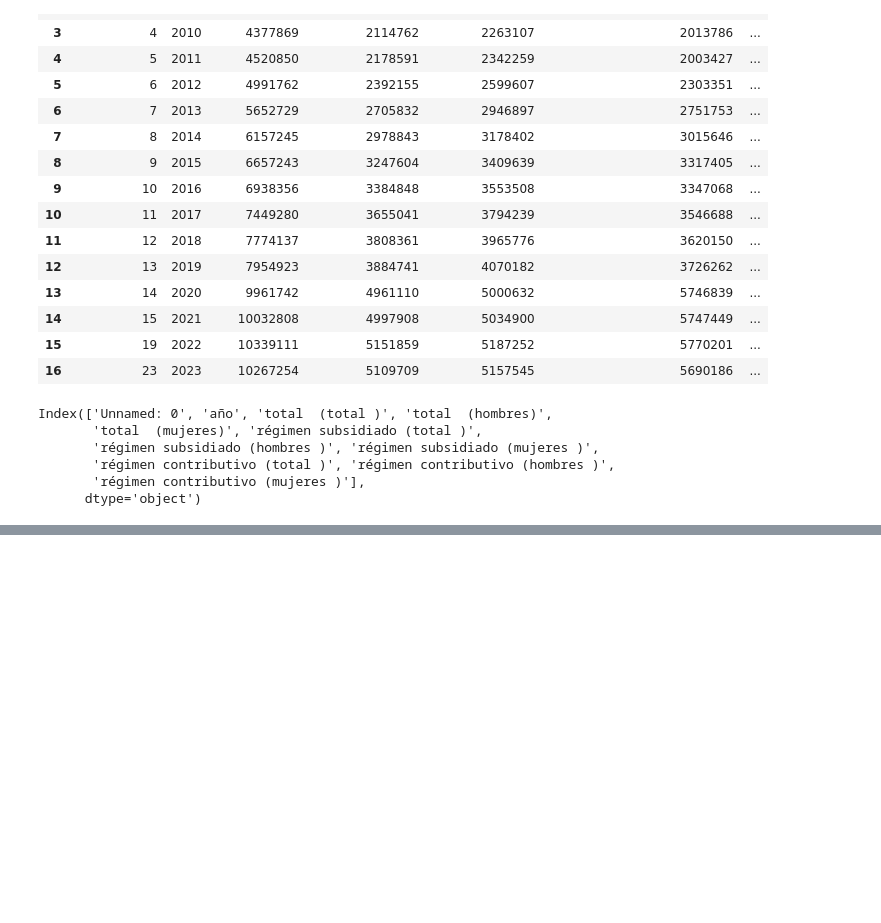
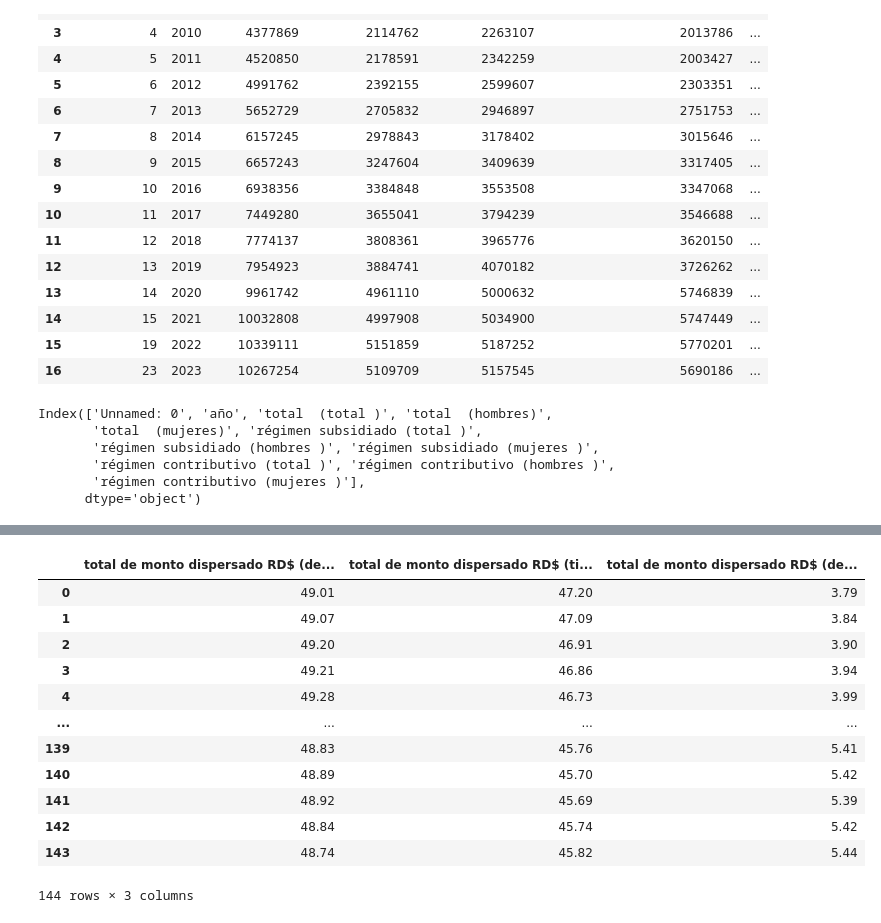
Before and after one commit to HarolReyes0/AnalisisIngresosPercapita, a Jupyter notebook: notebooks/charts.ipynb, the cells around one changed output, grey strips where cells are left out. Cells and saved outputs as stored; diff of their text form; code cells hidden in the pictures; blank space fills up the shorter version.

```diff
--- a/notebooks/charts.ipynb
+++ b/notebooks/charts.ipynb
@@ -120,0 +161,12 @@ px.bar(
+# %%
+data['total de monto dispersado RD$ (dependientes directos) %'] = round((
+    data['total de monto dispersado RD$ (dependientes directos)']/
+    data['total de monto dispersado RD$ (Total)']) * 100, 2)
+# %%
+data['total de monto dispersado RD$ (titulares) %'] = round((
+    data['total de monto dispersado RD$ (titulares)']/
+    data['total de monto dispersado RD$ (Total)']) * 100, 2)
+# %%
+data['total de monto dispersado RD$ (dependientes adicionales) %'] = round((
+    data['total de monto dispersado RD$ (dependientes adicionales)']/
+    data['total de monto dispersado RD$ (Total)']) * 100, 2)
@@ -120,0 +180,18 @@ px.bar(
+# %%
+data[['total de monto dispersado RD$ (dependientes directos) %',
+       'total de monto dispersado RD$ (titulares) %',
+       'total de monto dispersado RD$ (dependientes adicionales) %',]]
+# %% [output]
+|  | total de monto dispersado RD$ (de... | total de monto dispersado RD$ (ti... | total de monto dispersado RD$ (de... |
+| 0 | 49.01 | 47.20 | 3.79 |
+| 1 | 49.07 | 47.09 | 3.84 |
+| 2 | 49.20 | 46.91 | 3.90 |
+| 3 | 49.21 | 46.86 | 3.94 |
+| 4 | 49.28 | 46.73 | 3.99 |
+| ... | ... | ... | ... |
+| 139 | 48.83 | 45.76 | 5.41 |
+| 140 | 48.89 | 45.70 | 5.42 |
+| 141 | 48.92 | 45.69 | 5.39 |
+| 142 | 48.84 | 45.74 | 5.42 |
+| 143 | 48.74 | 45.82 | 5.44 |
+144 rows × 3 columns
```
Also changed, not shown: parts of 5 cells of this notebook.
